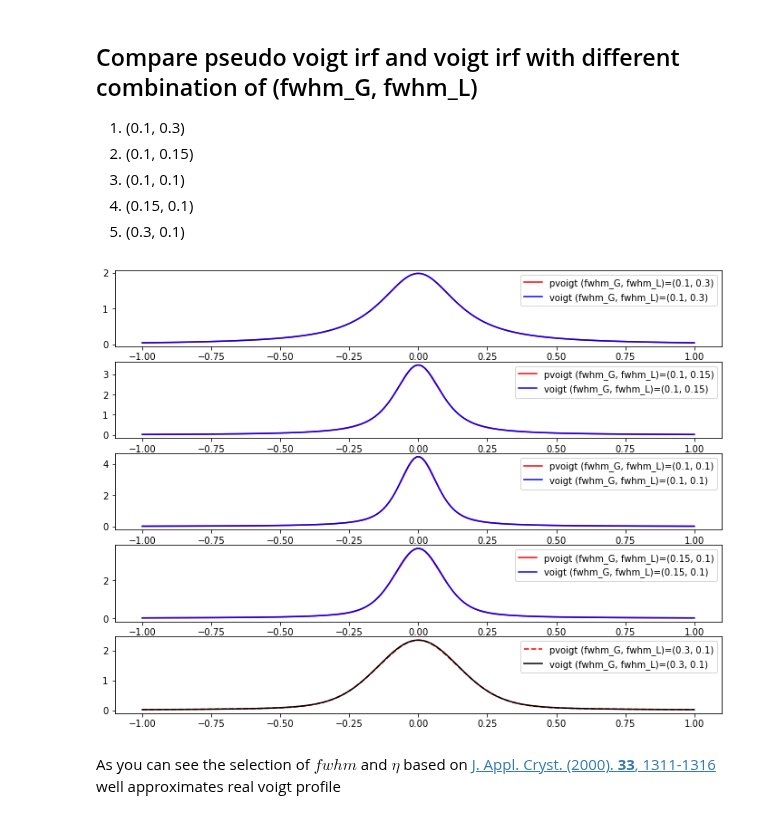
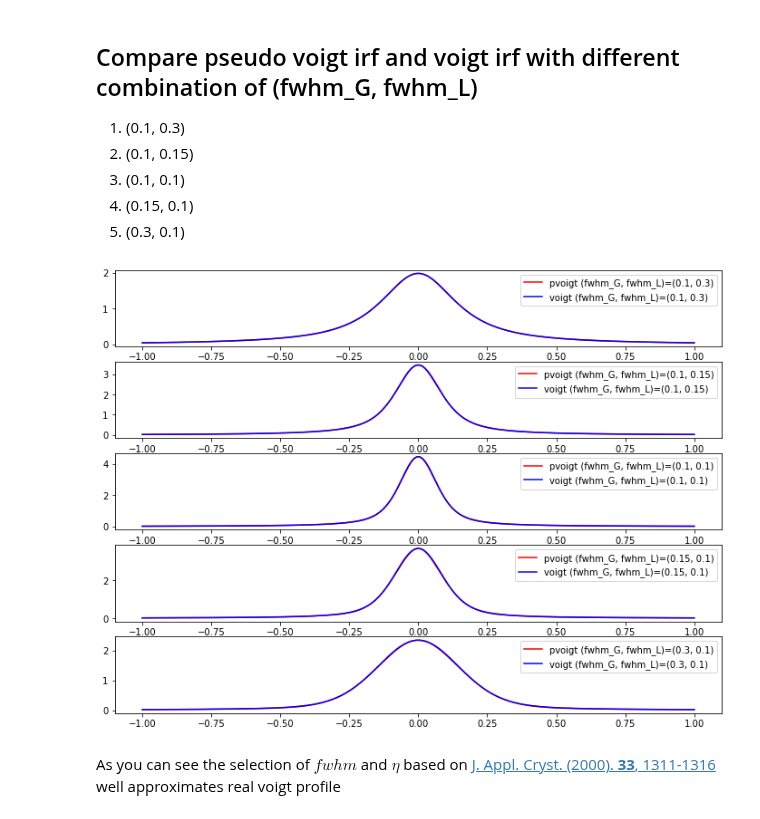
Before and after one commit to pistack/TRXASprefitpack-example, a Jupyter notebook: IRF.ipynb, the cells around one changed output. Drawn from its saved outputs; the diff is of its cells as text; code cells hidden in the pictures.

```diff
--- a/IRF.ipynb
+++ b/IRF.ipynb
@@ -64,37 +64,35 @@ pvoigt5 = pvoigt_irf(t, fwhm_5, eta_5)
 voigt1 = voigt(t, fwhm_G_1, fwhm_L_1)
 voigt2 = voigt(t, fwhm_G_2, fwhm_L_2)
 voigt3 = voigt(t, fwhm_G_3, fwhm_L_3)
 voigt4 = voigt(t, fwhm_G_4, fwhm_L_4)
 voigt5 = voigt(t, fwhm_G_5, fwhm_L_5)
 
 plt.subplot(511)
 plt.plot(t, pvoigt1, label=f'pvoigt (fwhm_G, fwhm_L)=({fwhm_G_1}, {fwhm_L_1})', color='red')
 plt.plot(t, voigt1, label=f'voigt (fwhm_G, fwhm_L)=({fwhm_G_1}, {fwhm_L_1})', color='blue')
 plt.legend()
 
 plt.subplot(512)
 plt.plot(t, pvoigt2, label=f'pvoigt (fwhm_G, fwhm_L)=({fwhm_G_2}, {fwhm_L_2})', color='red')
 plt.plot(t, voigt2, label=f'voigt (fwhm_G, fwhm_L)=({fwhm_G_2}, {fwhm_L_2})', color='blue')
 plt.legend()
 
 plt.subplot(513)
 plt.plot(t, pvoigt3, label=f'pvoigt (fwhm_G, fwhm_L)=({fwhm_G_3}, {fwhm_L_3})', color='red')
 plt.plot(t, voigt3, label=f'voigt (fwhm_G, fwhm_L)=({fwhm_G_3}, {fwhm_L_3})', color='blue')
 plt.legend()
 
 plt.subplot(514)
 plt.plot(t, pvoigt4, label=f'pvoigt (fwhm_G, fwhm_L)=({fwhm_G_4}, {fwhm_L_4})', color='red')
 plt.plot(t, voigt4, label=f'voigt (fwhm_G, fwhm_L)=({fwhm_G_4}, {fwhm_L_4})', color='blue')
 plt.legend()
 
 plt.subplot(515)
-plt.plot(t, pvoigt5, label=f'pvoigt (fwhm_G, fwhm_L)=({fwhm_G_5}, {fwhm_L_5})', color='red',
-linestyle='dashed')
-plt.plot(t, voigt5, label=f'voigt (fwhm_G, fwhm_L)=({fwhm_G_5}, {fwhm_L_5})', color='black',
-linestyle='dashed')
+plt.plot(t, pvoigt5, label=f'pvoigt (fwhm_G, fwhm_L)=({fwhm_G_5}, {fwhm_L_5})', color='red')
+plt.plot(t, voigt5, label=f'voigt (fwhm_G, fwhm_L)=({fwhm_G_5}, {fwhm_L_5})', color='blue')
 plt.legend()
 plt.show()
 # %% [output]
-[figure, old version]
+[figure, new version]
 # %% [markdown]
 As you can see the selection of ${fwhm}$ and $\eta$ based on  [J. Appl. Cryst. (2000). **33**, 1311-1316](https://doi.org/10.1107/S0021889800010219) well approximates real voigt profile
```
Also changed, not shown: parts of 1 cell of this notebook, 2 other files.
